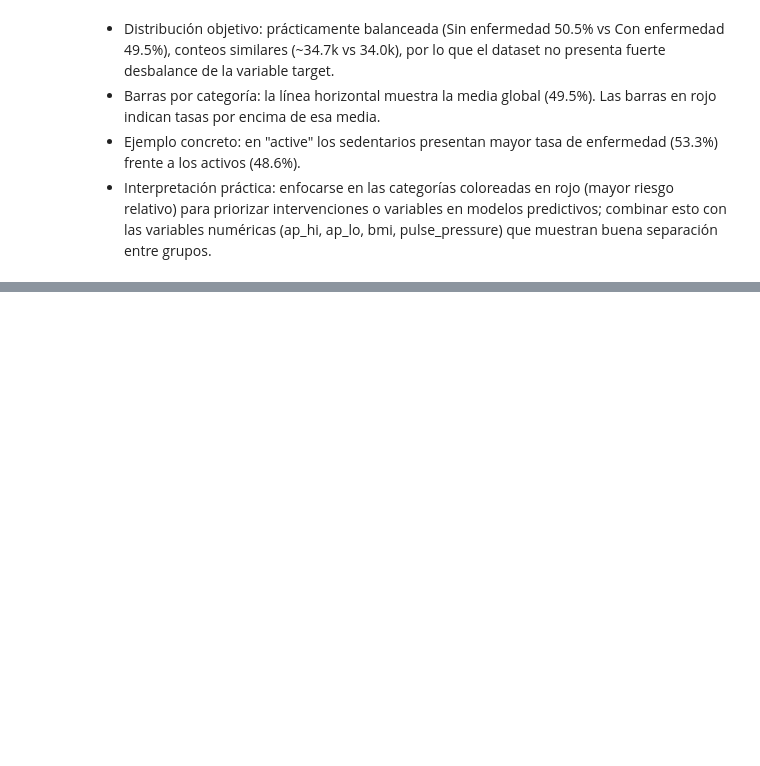
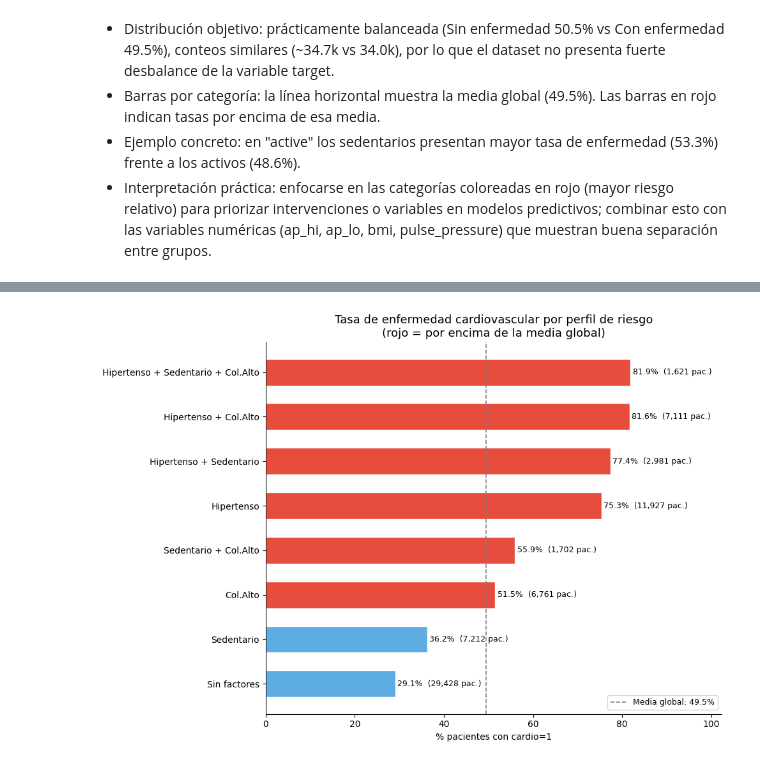
Before and after one commit to anacolinaarismendi/Cardiovascular-Disease, a Jupyter notebook: Notebooks/03_eda.ipynb, the cells around one changed output, grey strips where cells are left out. Drawn from its saved outputs; the diff is of its cells as text; code cells hidden in the pictures; blank space fills up the shorter version.

```diff
--- a/Notebooks/03_eda.ipynb
+++ b/Notebooks/03_eda.ipynb
@@ -197,0 +517,20 @@ plt.show()
+# %%
+# Crear etiqueta de perfil legible
+def asignar_perfil(row):
+    partes = []
+    if row['es_hipertenso']:   partes.append('Hipertenso')
+    if row['es_sedentario']:   partes.append('Sedentario')
+    if row['colesterol_alto']: partes.append('Col.Alto')
+    return ' + '.join(partes) if partes else 'Sin factores'
+
+df['perfil'] = df.apply(asignar_perfil, axis=1)
+
+# Calcular tasa de cardio=1 por perfil
+perfiles = (df.groupby('perfil')
+              .agg(pacientes=('cardio', 'count'),
+                   tasa_cardio=('cardio', lambda x: x.astype(int).mean() * 100))
+              .reset_index()
+              .sort_values('tasa_cardio', ascending=False))
+
+print("=== Tasa de enfermedad por perfil de riesgo ===\n")
+print(perfiles.to_string(index=False))
@@ -197,0 +549,35 @@ plt.show()
+# %%
+# Top 10 perfiles más frecuentes con al menos 100 pacientes
+top_perfiles = (perfiles[perfiles['pacientes'] >= 100]
+                .head(10)
+                .sort_values('tasa_cardio', ascending=True))
+
+media_global = df['cardio'].astype(int).mean() * 100
+
+fig, ax = plt.subplots(figsize=(10, 7))
+
+colores = ['#E74C3C' if t > media_global else '#5DADE2'
+           for t in top_perfiles['tasa_cardio']]
+
+bars = ax.barh(top_perfiles['perfil'], top_perfiles['tasa_cardio'],
+               color=colores, edgecolor='white', height=0.6)
+
+ax.axvline(media_global, color='gray', linewidth=1.2, linestyle='--',
+           label=f'Media global: {media_global:.1f}%')
+
+for bar, (_, row) in zip(bars, top_perfiles.iterrows()):
+    ax.text(bar.get_width() + 0.5, bar.get_y() + bar.get_height()/2,
+            f"{row['tasa_cardio']:.1f}%  ({row['pacientes']:,} pac.)",
+            va='center', fontsize=9)
+
+ax.set_xlabel('% pacientes con cardio=1')
+ax.set_title('Tasa de enfermedad cardiovascular por perfil de riesgo\n(rojo = por encima de la media global)',
+             fontsize=13)
+ax.set_xlim(0, top_perfiles['tasa_cardio'].max() * 1.25)
+ax.legend(fontsize=9)
+sns.despine()
+plt.tight_layout()
+plt.savefig('../img/s3a_perfiles_riesgo.png', bbox_inches='tight')
+plt.show()
+# %% [output]
+[figure, added]
```
Also changed, not shown: parts of 18 cells of this notebook.
